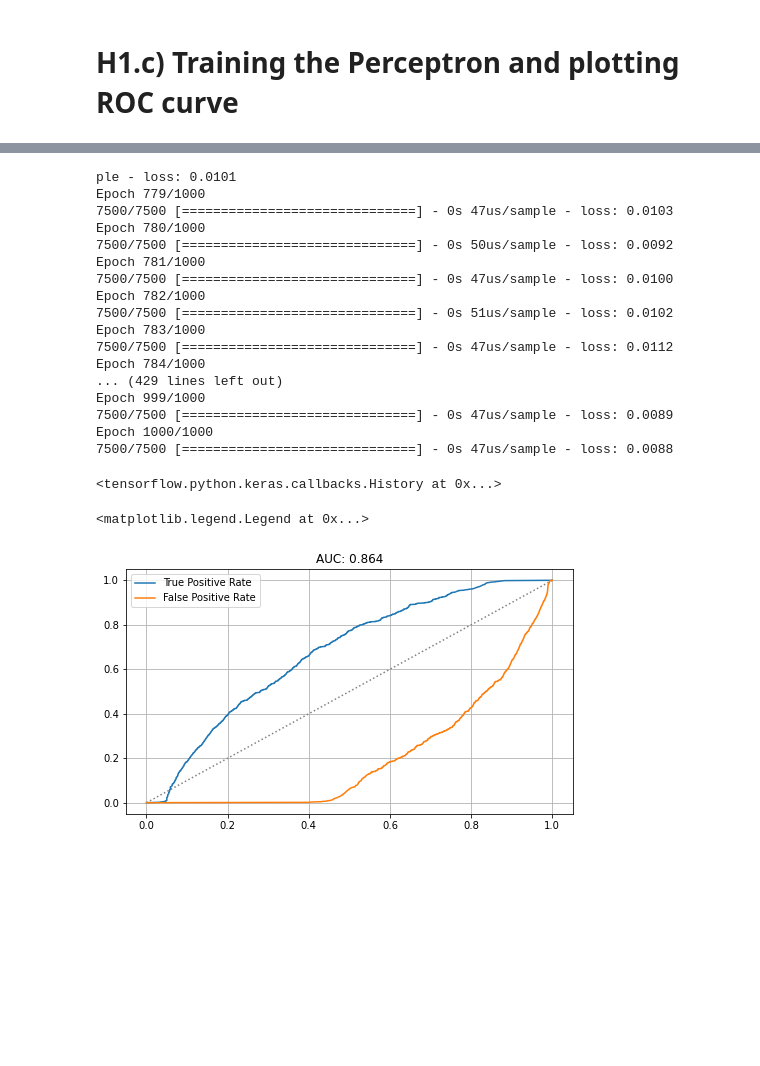
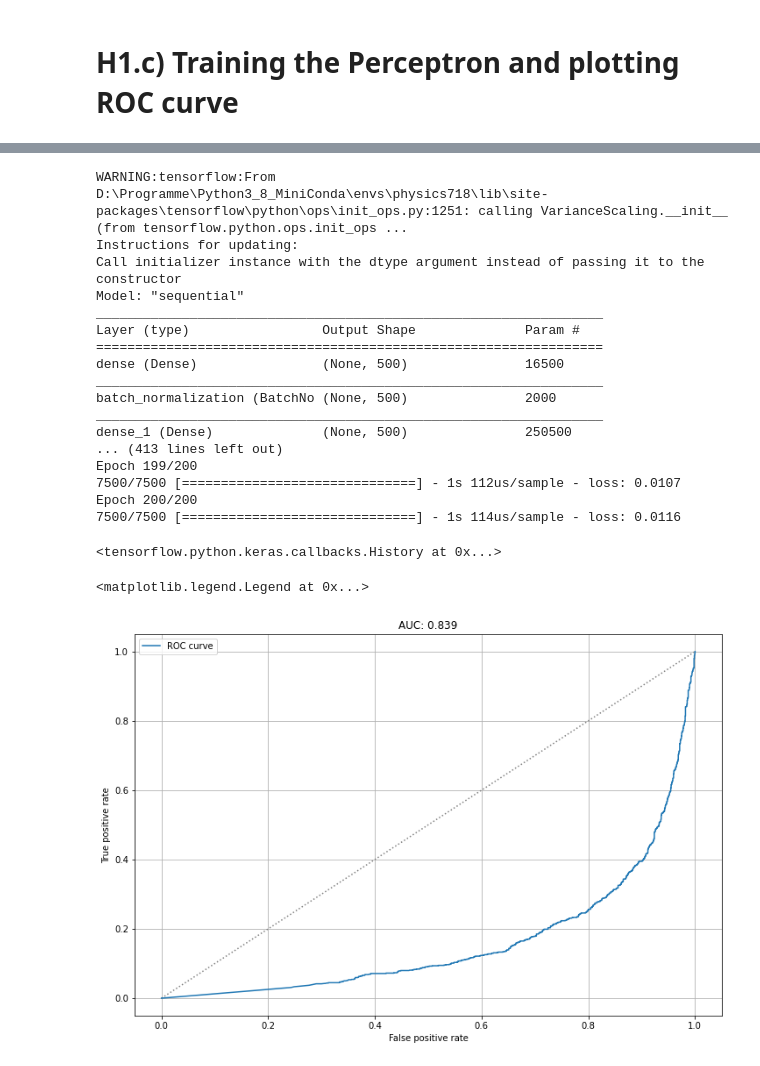
Before and after one commit to MMuellenmeister/physics718, a Jupyter notebook: exercise05/exercise05_homework1.ipynb, the cells around one changed output, grey strips where cells are left out. Cells and saved outputs as stored; diff of their text form; code cells hidden in the pictures; blank space fills up the shorter version.

```diff
--- a/exercise05/exercise05_homework1.ipynb
+++ b/exercise05/exercise05_homework1.ipynb
@@ -80,53 +82,55 @@ plt.legend()
 # %%
 model = Sequential([
     layers.Input(shape=(32,)),
-    layers.Dense(100, activation="relu"),
+    layers.Dense(500, activation="relu"),
     layers.BatchNormalization(axis=1),
-    layers.Dense(100, activation="relu"),
+    layers.Dense(500, activation="relu"),
     layers.BatchNormalization(axis=1),
-    layers.Dense(100, activation="relu"),
+    layers.Dense(500, activation="relu"),
     layers.BatchNormalization(axis=1),
-    layers.Dense(100, activation="relu"),
+    layers.Dense(500, activation="relu"),
     layers.BatchNormalization(axis=1),
     layers.Dense(1, activation="sigmoid")
     ])
 model.summary()
 model.compile(optimizer="adam", loss='mean_squared_error')
-model.fit(df_train[tag_list],df_train[goal],epochs=1000,verbose=1)
+model.fit(df_train[tag_list],df_train[goal],epochs=200,verbose=1)
 # %% [output]
-ple - loss: 0.0101
-Epoch 779/1000
-7500/7500 [==============================] - 0s 47us/sample - loss: 0.0103
-Epoch 780/1000
-7500/7500 [==============================] - 0s 50us/sample - loss: 0.0092
-Epoch 781/1000
-7500/7500 [==============================] - 0s 47us/sample - loss: 0.0100
-Epoch 782/1000
-7500/7500 [==============================] - 0s 51us/sample - loss: 0.0102
-Epoch 783/1000
-7500/7500 [==============================] - 0s 47us/sample - loss: 0.0112
-Epoch 784/1000
-... (429 lines left out)
-Epoch 999/1000
-7500/7500 [==============================] - 0s 47us/sample - loss: 0.0089
-Epoch 1000/1000
-7500/7500 [==============================] - 0s 47us/sample - loss: 0.0088
+WARNING:tensorflow:From D:\Programme\Python3_8_MiniConda\envs\physics718\lib\site-packages\tensorflow\python\ops\init_ops.py:1251: calling VarianceScaling.__init__ (from tensorflow.python.ops.init_ops ...
+Instructions for updating:
+Call initializer instance with the dtype argument instead of passing it to the constructor
+Model: "sequential"
+_________________________________________________________________
+Layer (type)                 Output Shape              Param #
+=================================================================
+dense (Dense)                (None, 500)               16500
+_________________________________________________________________
+batch_normalization (BatchNo (None, 500)               2000
+_________________________________________________________________
+dense_1 (Dense)              (None, 500)               250500
+... (413 lines left out)
+Epoch 199/200
+7500/7500 [==============================] - 1s 112us/sample - loss: 0.0107
+Epoch 200/200
+7500/7500 [==============================] - 1s 114us/sample - loss: 0.0116
 <tensorflow.python.keras.callbacks.History at 0x...>
 # %%
 %matplotlib inline
 df_test2 = df_test.copy()
 df_test2['pred'] = model.predict(df_test[tag_list].to_numpy())
 
 tpr, fpr, _ = roc_curve(df_test2[goal], df_test2['pred'])
 auc = roc_auc_score(df_test2[goal], df_test2['pred'])
 
-plt.figure(0, figsize=(8,4.5))
+plt.figure(0, figsize=(12,8))
 plt.plot([0,1], [0,1], color= "grey", ls= ":")
-plt.plot(tpr, np.linspace(0, 1, tpr.shape[0]), label= "True Positive Rate")
-plt.plot(fpr, np.linspace(0, 1, fpr.shape[0]), label= "False Positive Rate")
+plt.plot(fpr, tpr, label= "ROC curve")
+#plt.plot(fpr, np.linspace(0, 1, fpr.shape[0]), label= "False Positive Rate")
 plt.title("AUC: " + str(auc)[:5])
+plt.xlabel("False positive rate")
+plt.ylabel("True positive rate")
 plt.grid()
 plt.legend()
 # %% [output]
 <matplotlib.legend.Legend at 0x...>
-[figure, old version]
+[figure, new version]
```
Also changed, not shown: parts of 2 cells of this notebook, 11 other files.
